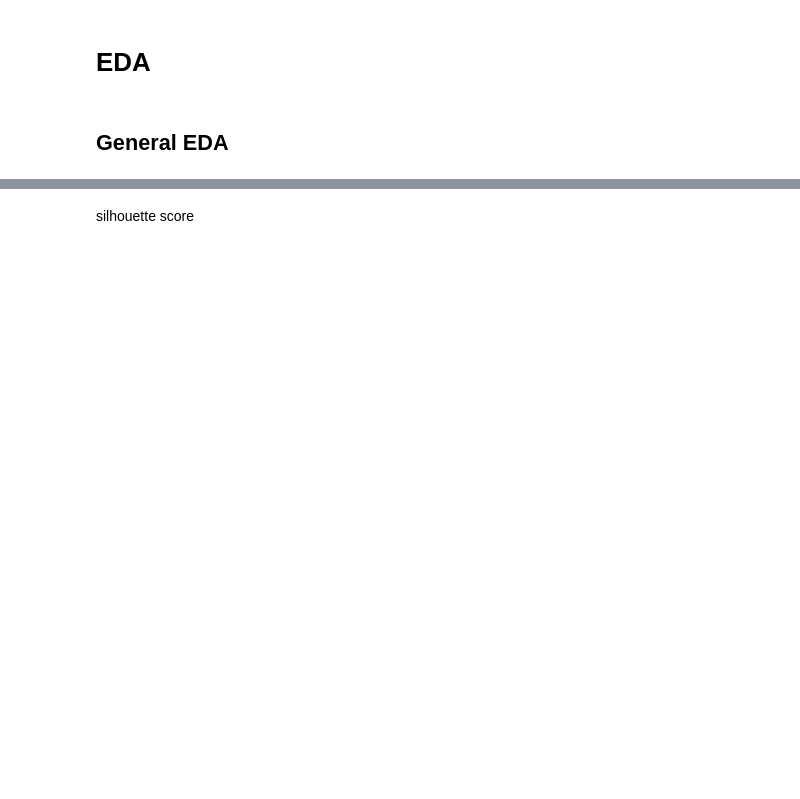
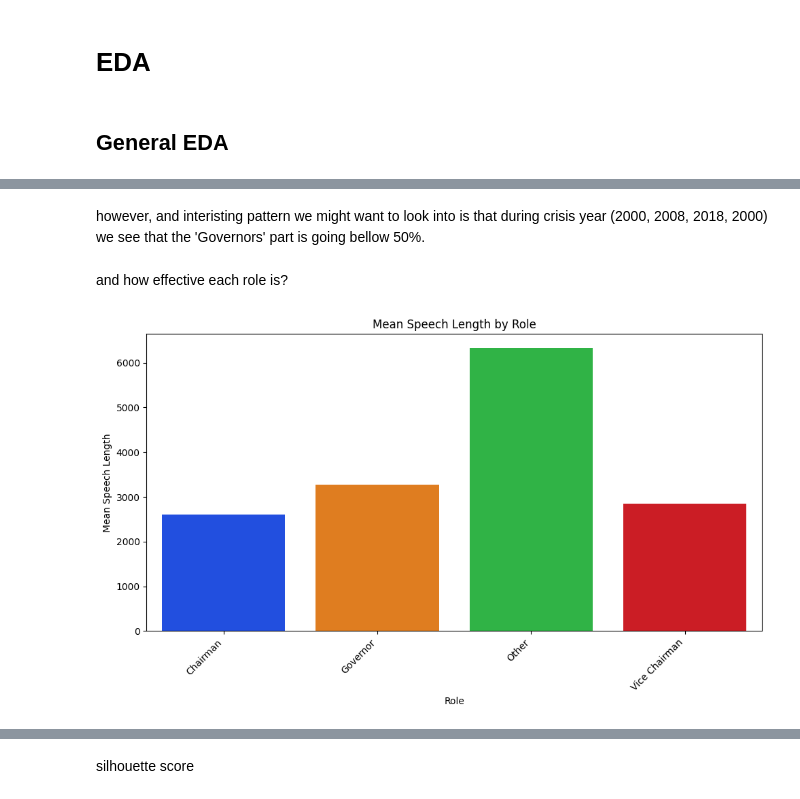
Before and after one commit to EladBenjo/Data-Science-Workshop-2025a, a Jupyter notebook: fed_speeches_analysis.ipynb, the cells around one changed output, grey strips where cells are left out. Drawn from its saved outputs; the diff is of its cells as text; code cells hidden in the pictures; blank space fills up the shorter version.

```diff
--- a/fed_speeches_analysis.ipynb
+++ b/fed_speeches_analysis.ipynb
@@ -417,0 +592,3 @@ Name: speaker, dtype: object
+# %%
+ids_to_remove = [417, 641, 920, 1596]
+speeches_df = speeches_df[~speeches_df['id'].isin(ids_to_remove)]
@@ -554,0 +802,19 @@ df
+# %% [markdown]
+however, and interisting pattern we might want to look into is that during crisis year (2000, 2008, 2018, 2000) we see that the 'Governors' part is going bellow 50%.
+# %% [markdown]
+and how effective each role is?
+# %%
+# Calculate mean speech length per role
+role_speech_length = df.groupby('role')['speech_length'].mean().reset_index()
+
+# Create a bar chart of mean speech length by role
+plt.figure(figsize=(10, 6))
+sns.barplot(data=role_speech_length, x="role", y="speech_length", hue="role", palette="bright", legend=False)
+plt.title('Mean Speech Length by Role')
+plt.xlabel('Role')
+plt.ylabel('Mean Speech Length')
+plt.xticks(rotation=45, ha='right')
+plt.tight_layout()
+plt.show()
+# %% [output]
+[figure, added]
```
Also changed, not shown: parts of 186 cells of this notebook.
